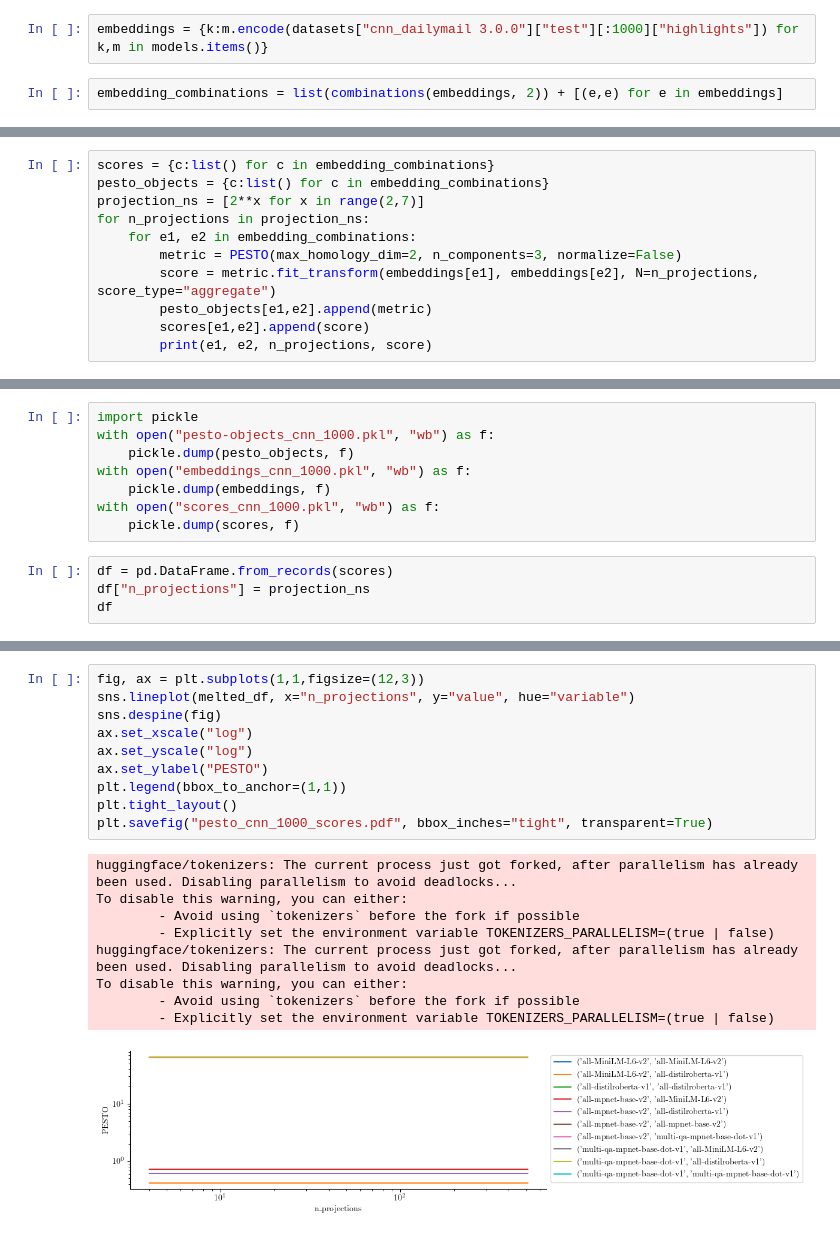
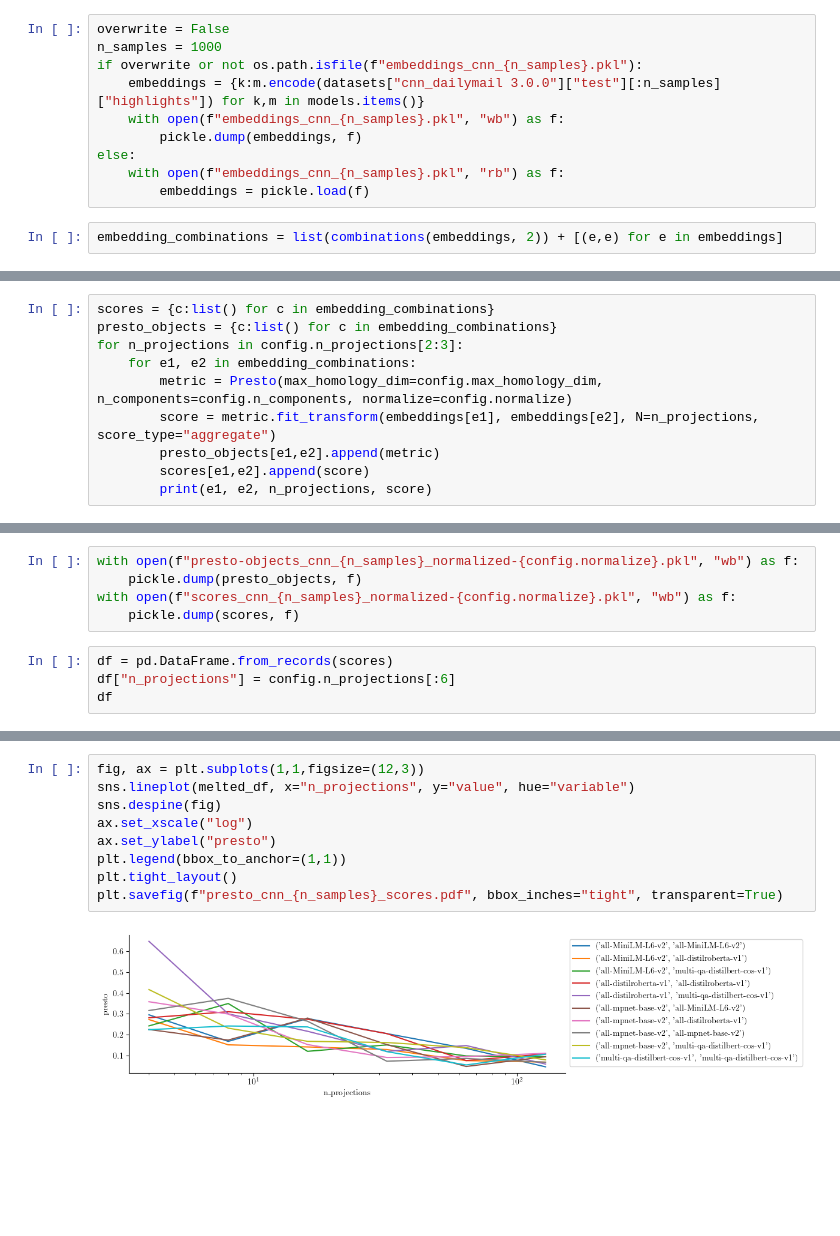
Before and after one commit to aidos-lab/Presto, a Jupyter notebook: notebooks/pesto_test.ipynb, the cells around one changed output, grey strips where cells are left out. Saved outputs shown, nothing was run; the diff lists cells and outputs as text; blank space fills up the shorter version.

```diff
--- a/notebooks/pesto_test.ipynb
+++ b/notebooks/pesto_test.ipynb
@@ -40,7 +42,15 @@ You can avoid this message in future by passing the argument `trust_remote_code=
 Passing `trust_remote_code=True` will be mandatory to load this dataset from the next major release of `datasets`.
   warnings.warn(
 # %%
-embeddings = {k:m.encode(datasets["cnn_dailymail 3.0.0"]["test"][:1000]["highlights"]) for k,m in models.items()}
+overwrite = False
+n_samples = 1000
+if overwrite or not os.path.isfile(f"embeddings_cnn_{n_samples}.pkl"):
+    embeddings = {k:m.encode(datasets["cnn_dailymail 3.0.0"]["test"][:n_samples]["highlights"]) for k,m in models.items()}
+    with open(f"embeddings_cnn_{n_samples}.pkl", "wb") as f:
+        pickle.dump(embeddings, f)
+else:
+    with open(f"embeddings_cnn_{n_samples}.pkl", "rb") as f:
+        embeddings = pickle.load(f)
 # %%
 embedding_combinations = list(combinations(embeddings, 2)) + [(e,e) for e in embeddings]
 # %% [markdown]
@@ -48,12 +58,11 @@ embedding_combinations = list(combinations(embeddings, 2)) + [(e,e) for e in emb
 # %%
 scores = {c:list() for c in embedding_combinations}
-pesto_objects = {c:list() for c in embedding_combinations}
-projection_ns = [2**x for x in range(2,7)]
-for n_projections in projection_ns:
+presto_objects = {c:list() for c in embedding_combinations}
+for n_projections in config.n_projections[2:3]:
     for e1, e2 in embedding_combinations:
-        metric = PESTO(max_homology_dim=2, n_components=3, normalize=False)
+        metric = Presto(max_homology_dim=config.max_homology_dim, n_components=config.n_components, normalize=config.normalize)
         score = metric.fit_transform(embeddings[e1], embeddings[e2], N=n_projections, score_type="aggregate")
-        pesto_objects[e1,e2].append(metric)
+        presto_objects[e1,e2].append(metric)
         scores[e1,e2].append(score)
         print(e1, e2, n_projections, score)
 # %% [output]
@@ -77,13 +76,10 @@ multi-qa-mpnet-base-dot-v1 all-distilroberta-v1 32 47.24418013279509
 # %%
-import pickle
-with open("pesto-objects_cnn_1000.pkl", "wb") as f:
-    pickle.dump(pesto_objects, f)
-with open("embeddings_cnn_1000.pkl", "wb") as f:
-    pickle.dump(embeddings, f)
-with open("scores_cnn_1000.pkl", "wb") as f:
+with open(f"presto-objects_cnn_{n_samples}_normalized-{config.normalize}.pkl", "wb") as f:
+    pickle.dump(presto_objects, f)
+with open(f"scores_cnn_{n_samples}_normalized-{config.normalize}.pkl", "wb") as f:
     pickle.dump(scores, f)
 # %%
 df = pd.DataFrame.from_records(scores)
-df["n_projections"] = projection_ns
+df["n_projections"] = config.n_projections[:6]
 df
 # %% [output]
@@ -109,21 +103,12 @@ melted_df.head()
 # %%
 fig, ax = plt.subplots(1,1,figsize=(12,3))
 sns.lineplot(melted_df, x="n_projections", y="value", hue="variable")
 sns.despine(fig)
 ax.set_xscale("log")
-ax.set_yscale("log")
-ax.set_ylabel("PESTO")
+ax.set_ylabel("presto")
 plt.legend(bbox_to_anchor=(1,1))
 plt.tight_layout()
-plt.savefig("pesto_cnn_1000_scores.pdf", bbox_inches="tight", transparent=True)
+plt.savefig(f"presto_cnn_{n_samples}_scores.pdf", bbox_inches="tight", transparent=True)
 # %% [output]
-huggingface/tokenizers: The current process just got forked, after parallelism has already been used. Disabling parallelism to avoid deadlocks...
-To disable this warning, you can either:
-        - Avoid using `tokenizers` before the fork if possible
-        - Explicitly set the environment variable TOKENIZERS_PARALLELISM=(true | false)
-huggingface/tokenizers: The current process just got forked, after parallelism has already been used. Disabling parallelism to avoid deadlocks...
-To disable this warning, you can either:
-        - Avoid using `tokenizers` before the fork if possible
-        - Explicitly set the environment variable TOKENIZERS_PARALLELISM=(true | false)
-[figure, old version]
+[figure, new version]
 # %%
```
Also changed, not shown: parts of 25 cells of this notebook, 7 other files.
